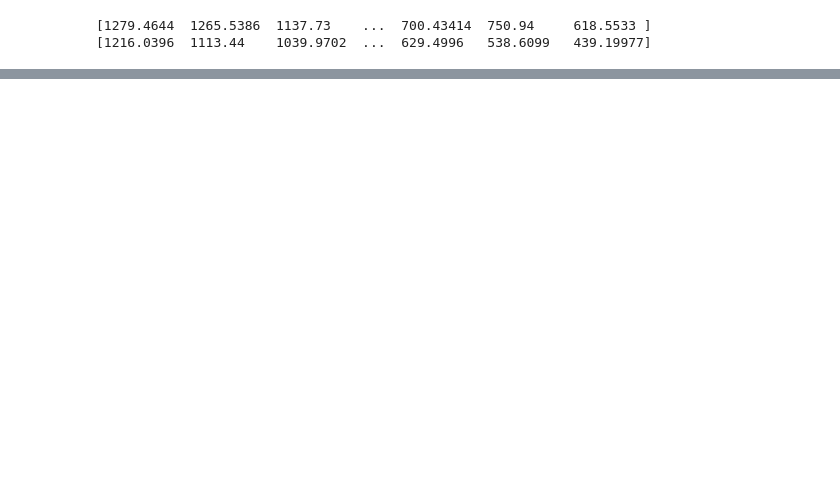
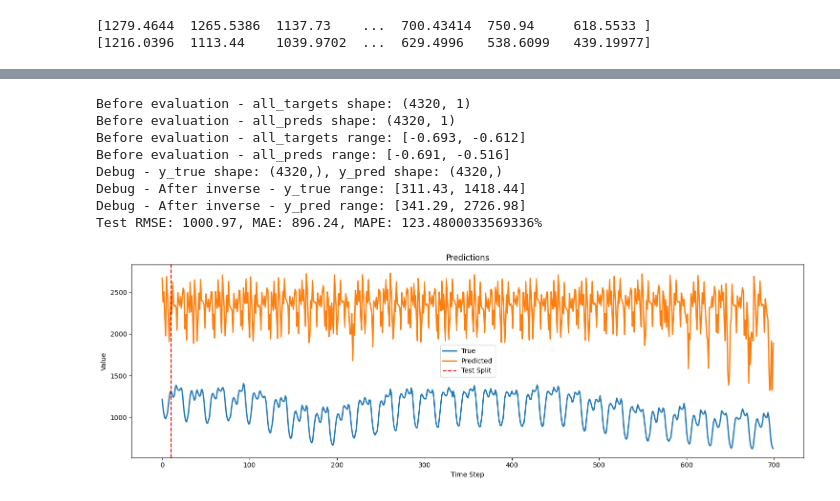
Before and after one commit to H1406/energy-forecasting, a Jupyter notebook: model.ipynb, the cells around one changed output, grey strips where cells are left out. Drawn from its saved outputs; the diff is of its cells as text; code cells hidden in the pictures; blank space fills up the shorter version.

```diff
--- a/model.ipynb
+++ b/model.ipynb
@@ -610,0 +994,20 @@ print(results['y_true'])
+# %%
+results_cnn_lstm = test_model(model_large, X_test, y_test, batch_size=32, scaler=scaler)
+plot_partial_predictions(
+    y_true=results_cnn_lstm['y_true'],
+    preds_dict=results_cnn_lstm['y_pred'],
+    split_idx=10,
+    group_title="Predictions",
+    window_size=700,  # Use the full available length
+    start_idx=0
+)
+# %% [output]
+Before evaluation - all_targets shape: (4320, 1)
+Before evaluation - all_preds shape: (4320, 1)
+Before evaluation - all_targets range: [-0.693, -0.612]
+Before evaluation - all_preds range: [-0.691, -0.516]
+Debug - y_true shape: (4320,), y_pred shape: (4320,)
+Debug - After inverse - y_true range: [311.43, 1418.44]
+Debug - After inverse - y_pred range: [341.29, 2726.98]
+Test RMSE: 1000.97, MAE: 896.24, MAPE: 123.4800033569336%
+[figure, added]
```
Also changed, not shown: parts of 11 cells of this notebook, 1 other file.
